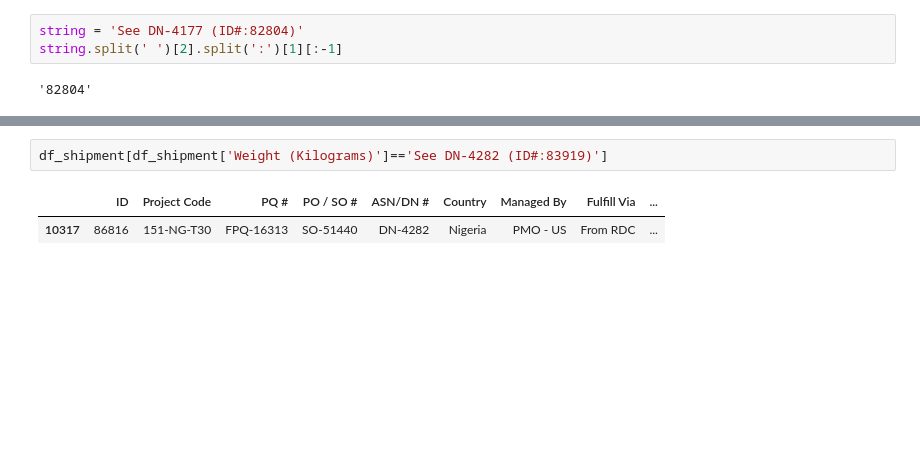
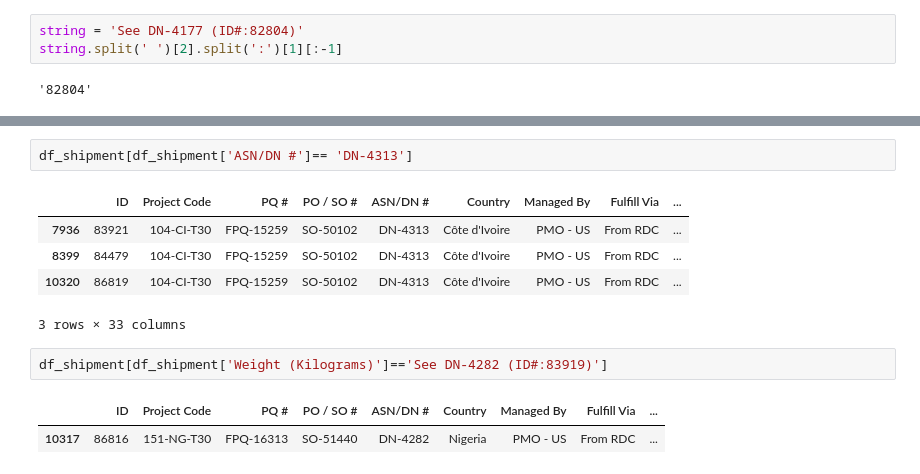
Before and after one commit to chitalemangesh/supply-chain-internship, a Jupyter notebook: Shipment Price Prediction.ipynb, the cells around one changed output, grey strips where cells are left out. Cells and saved outputs as stored; diff of their text form; blank space fills up the shorter version.

```diff
--- a/Shipment Price Prediction.ipynb
+++ b/Shipment Price Prediction.ipynb
@@ -117,3 +142,11 @@ len(freight_data_under_scrutiny['ID'].tolist())
+# %%
+df_shipment[df_shipment['ASN/DN #']== 'DN-4313']
+# %% [output]
+|  | ID | Project Code | PQ # | PO / SO # | ASN/DN # | Country | Managed By | Fulfill Via | ... |
+| 7936 | 83921 | 104-CI-T30 | FPQ-15259 | SO-50102 | DN-4313 | Côte d'Ivoire | PMO - US | From RDC | ... |
+| 8399 | 84479 | 104-CI-T30 | FPQ-15259 | SO-50102 | DN-4313 | Côte d'Ivoire | PMO - US | From RDC | ... |
+| 10320 | 86819 | 104-CI-T30 | FPQ-15259 | SO-50102 | DN-4313 | Côte d'Ivoire | PMO - US | From RDC | ... |
+3 rows × 33 columns
 # %%
 df_shipment[df_shipment['Weight (Kilograms)']=='See DN-4282 (ID#:83919)']
 # %% [output]
```
Also changed, not shown: parts of 16 cells of this notebook.
